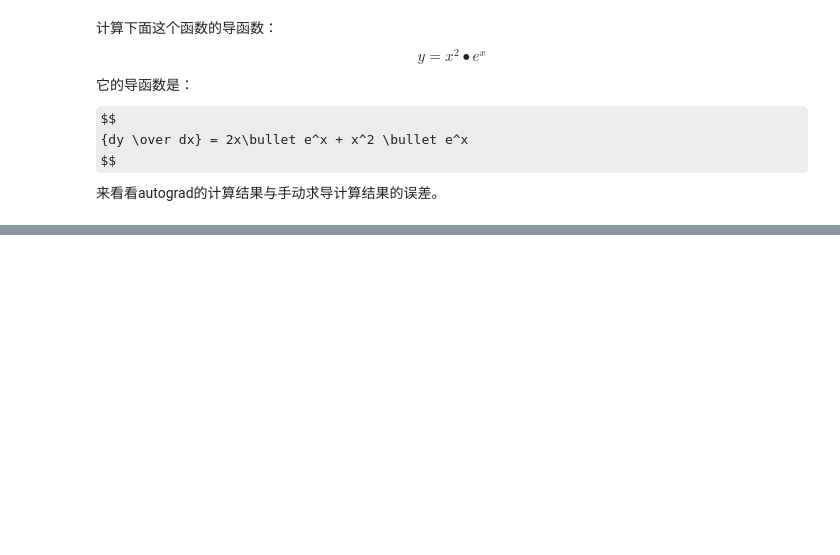
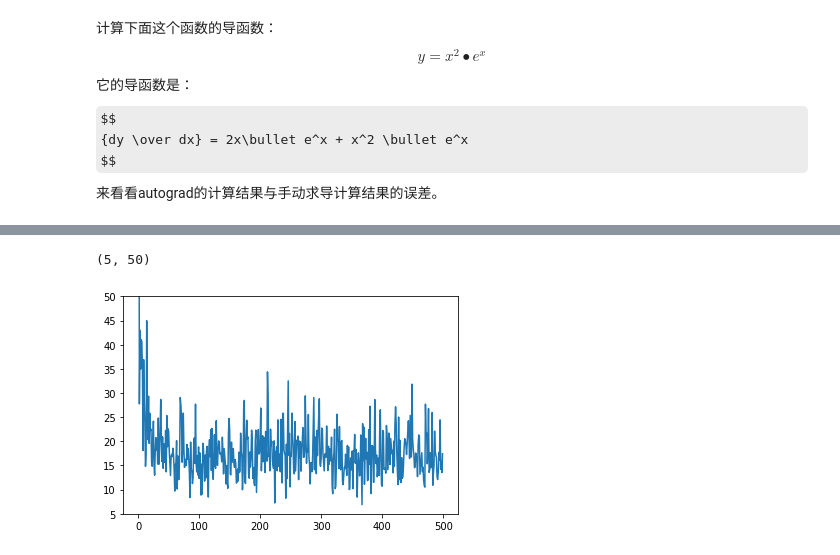
Before and after one commit to XuYongi/Deep-Learning-code-PyTorch-V1.1, a Jupyter notebook: chapter3-Tensor和autograd/C3_AutoGrad.ipynb, the cells around one changed output, grey strips where cells are left out. Drawn from its saved outputs; the diff is of its cells as text; code cells hidden in the pictures; some formulas as TeX source; blank space fills up the shorter version.

```diff
--- a/chapter3-Tensor和autograd/C3_AutoGrad.ipynb
+++ b/chapter3-Tensor和autograd/C3_AutoGrad.ipynb
@@ -98,0 +409,6 @@ tensor([[-0.2856, -0.2648,  3.7140, -0.3952],
+# %%
+plt.plot(losses)
+plt.ylim(5,50)
+# %% [output]
+(5, 50)
+[figure, added]
```
Also changed, not shown: parts of 40 cells of this notebook.
